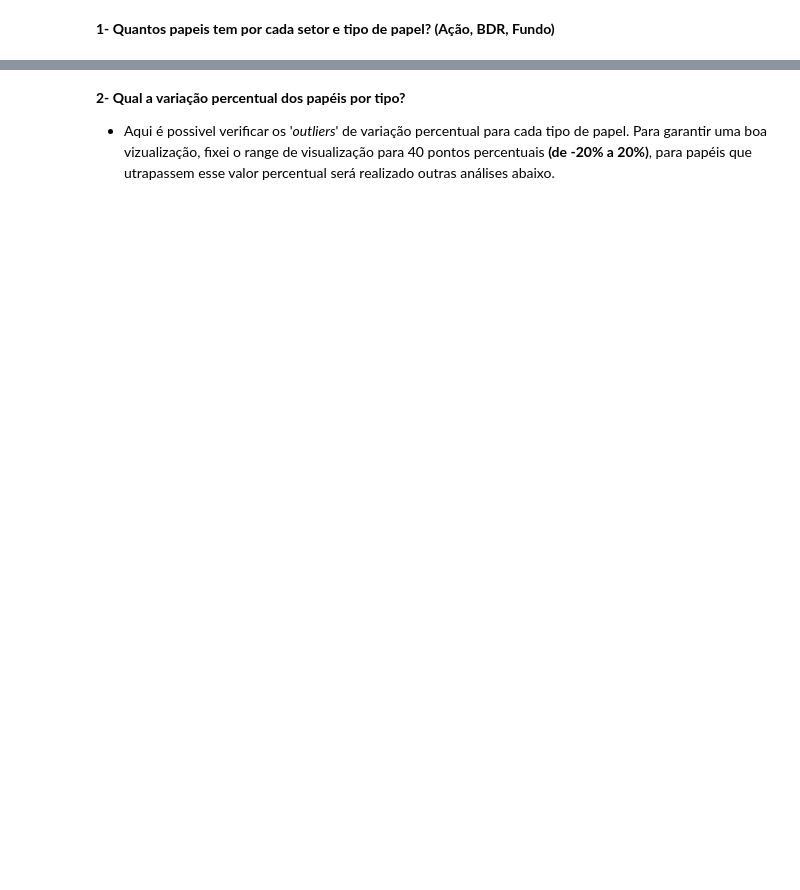
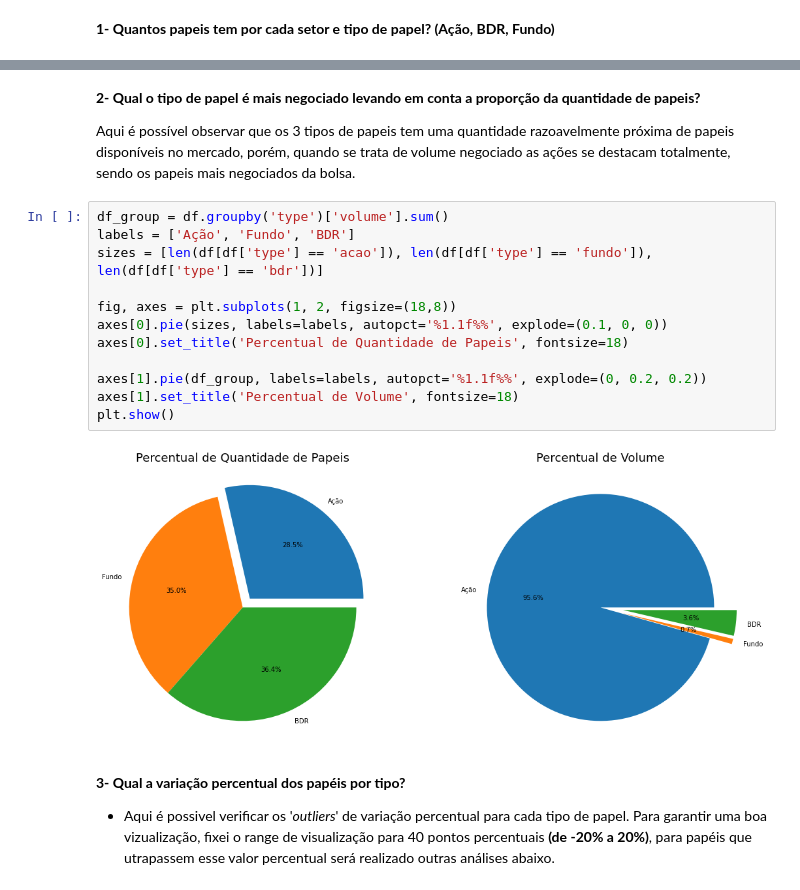
Before and after one commit to MateusNaza/Analise_de_acoes_com_bibliotecas_python, a Jupyter notebook: Requisição API usando Pandas.ipynb, the cells around one changed output, grey strips where cells are left out. Drawn from its saved outputs; the diff is of its cells as text; blank space fills up the shorter version.

```diff
--- a/Requisição API usando Pandas.ipynb
+++ b/Requisição API usando Pandas.ipynb
@@ -102,5 +103,23 @@ plt.show()
+# %% [markdown]
+**2- Qual o tipo de papel é mais negociado levando em conta a proporção da quantidade de papeis?**
+
+Aqui é possível observar que os 3 tipos de papeis tem uma quantidade razoavelmente próxima de papeis disponíveis no mercado, porém, quando se trata de volume negociado as ações se destacam totalmente, sendo os papeis mais negociados da bolsa.
+# %%
+df_group = df.groupby('type')['volume'].sum()
+labels = ['Ação', 'Fundo', 'BDR']
+sizes = [len(df[df['type'] == 'acao']), len(df[df['type'] == 'fundo']), len(df[df['type'] == 'bdr'])]
+
+fig, axes = plt.subplots(1, 2, figsize=(18,8))
+axes[0].pie(sizes, labels=labels, autopct='%1.1f%%', explode=(0.1, 0, 0))
+axes[0].set_title('Percentual de Quantidade de Papeis', fontsize=18)
+
+axes[1].pie(df_group, labels=labels, autopct='%1.1f%%', explode=(0, 0.2, 0.2))
+axes[1].set_title('Percentual de Volume', fontsize=18)
+plt.show()
+# %% [output]
+[figure, added]
 # %% [markdown]
-**2- Qual a variação percentual dos papéis por tipo?**
+**3- Qual a variação percentual dos papéis por tipo?**
 
 
 - Aqui é possivel verificar os '_outliers_' de variação percentual para cada tipo de papel. Para garantir uma boa vizualização, fixei o range de visualização para 40 pontos percentuais **(de -20% a 20%)**, para papéis que utrapassem esse valor percentual será realizado outras análises abaixo.
```
Also changed, not shown: parts of 17 cells of this notebook.
